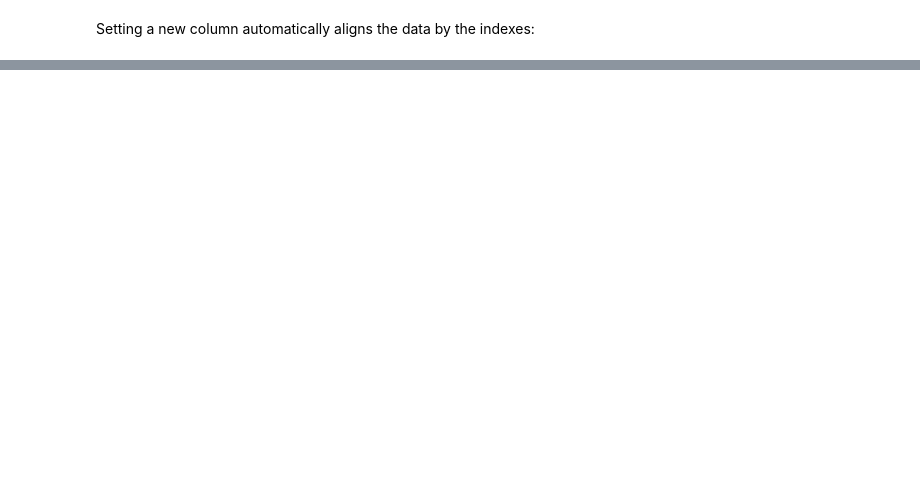
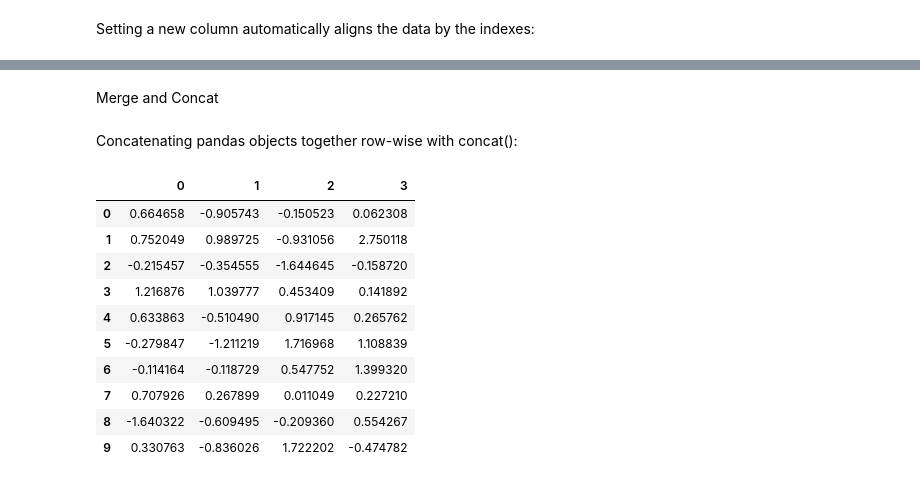
Before and after one commit to neroblack4life/pandas-tutorials, a Jupyter notebook: pandas-userguide.ipynb, the cells around one changed output, grey strips where cells are left out. Saved outputs shown, nothing was run; the diff lists cells and outputs as text; code cells hidden in the pictures; blank space fills up the shorter version.

Commit message:
Latest updat for pandas-userguide.ipynb

```diff
--- a/pandas-userguide.ipynb
+++ b/pandas-userguide.ipynb
@@ -445,0 +741,19 @@ Setting a new column automatically aligns the data by the indexes:
+# %% [markdown]
+Merge and Concat
+# %% [markdown]
+Concatenating pandas objects together row-wise with concat():
+# %%
+df =pd.DataFrame(np.random.randn(10, 4))
+df
+# %% [output]
+|  | 0 | 1 | 2 | 3 |
+| 0 | 0.664658 | -0.905743 | -0.150523 | 0.062308 |
+| 1 | 0.752049 | 0.989725 | -0.931056 | 2.750118 |
+| 2 | -0.215457 | -0.354555 | -1.644645 | -0.158720 |
+| 3 | 1.216876 | 1.039777 | 0.453409 | 0.141892 |
+| 4 | 0.633863 | -0.510490 | 0.917145 | 0.265762 |
+| 5 | -0.279847 | -1.211219 | 1.716968 | 1.108839 |
+| 6 | -0.114164 | -0.118729 | 0.547752 | 1.399320 |
+| 7 | 0.707926 | 0.267899 | 0.011049 | 0.227210 |
+| 8 | -1.640322 | -0.609495 | -0.209360 | 0.554267 |
+| 9 | 0.330763 | -0.836026 | 1.722202 | -0.474782 |
```
Also changed, not shown: parts of 75 cells of this notebook.
